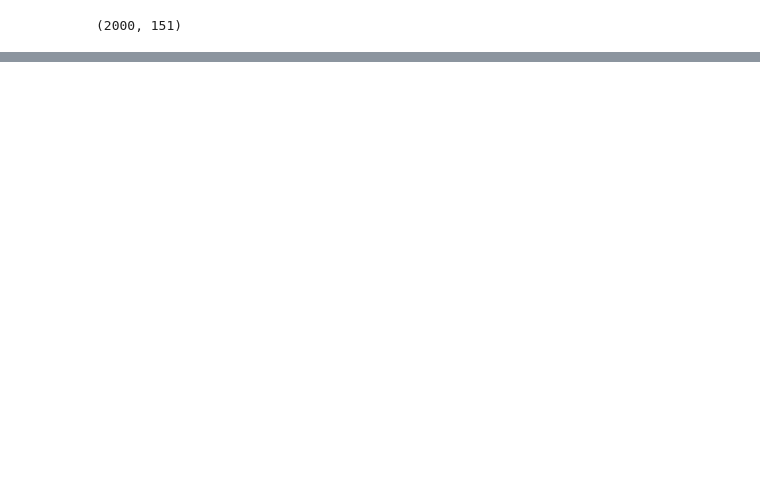
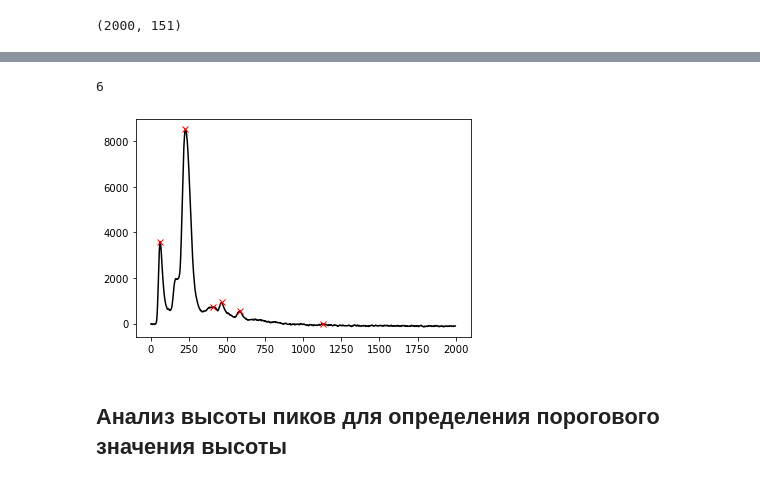
Before and after one commit to pisosyam/JUNIOR2023, a Jupyter notebook: Untitled.ipynb, the cells around one changed output, grey strips where cells are left out. Saved outputs shown, nothing was run; the diff lists cells and outputs as text; code cells hidden in the pictures; blank space fills up the shorter version.

```diff
--- a/Untitled.ipynb
+++ b/Untitled.ipynb
@@ -26,0 +37,16 @@ animation.save('results/anim_data_peaks.gif', writer='pillow')
+# %%
+current_line = data[1:, 11]
+peaks, properties = find_peaks(current_line)
+peak_prominence = peak_prominences(current_line, peaks)[0]
+contour_heights = current_line[peaks] - peak_prominence
+peaks = peaks[peak_prominence > 70]
+all_peaks.append(peaks)
+all_contour_heights.append(contour_heights)
+plt.plot(current_line, color = "black")
+plt.plot(peaks, current_line[peaks], "x", color = "red")
+print(len(peak_prominence[peak_prominence>70]))
+# %% [output]
+6
+[figure, added]
+# %% [markdown]
+## Анализ высоты пиков для определения порогового значения высоты
```
Also changed, not shown: parts of 7 cells of this notebook, 3 other files.
